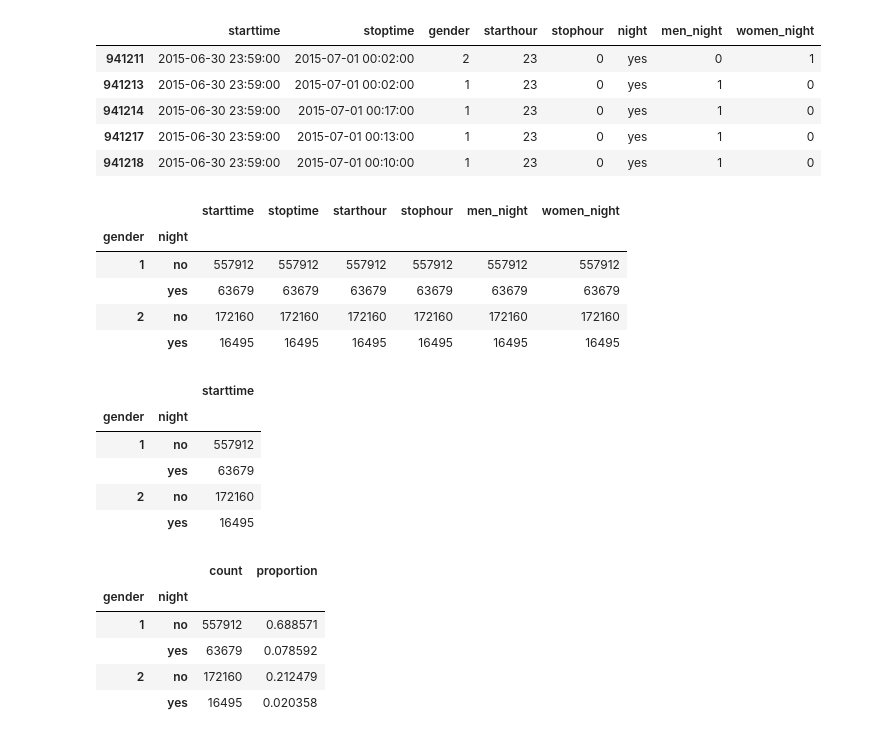
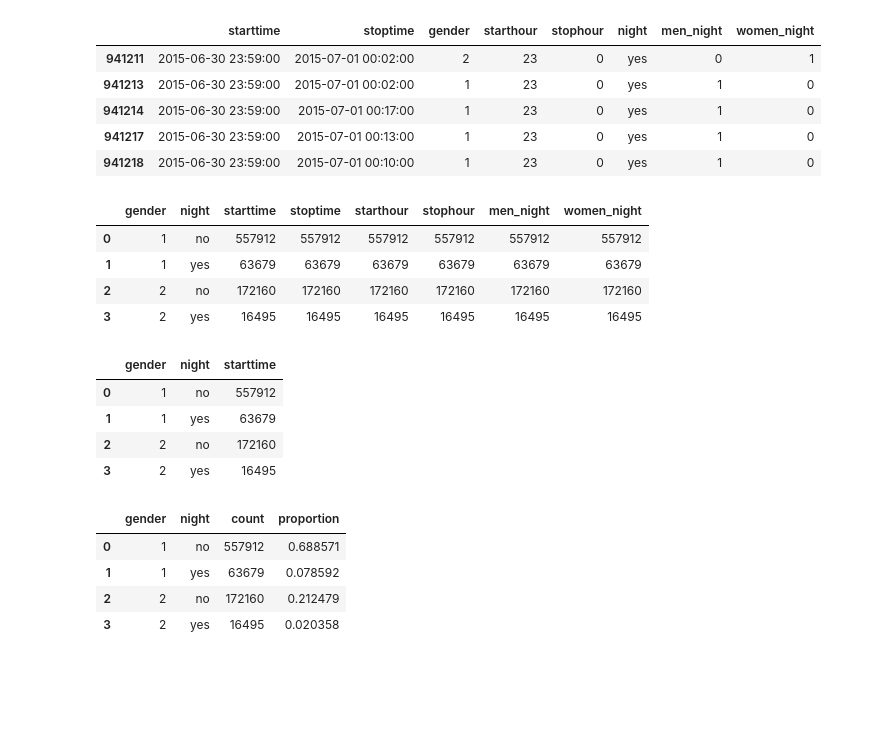
Before and after one commit to RossMacW/PUI2018_ram844, a Jupyter notebook: HW8_ram844/Assignment2.ipynb, the cells around one changed output. Saved outputs shown, nothing was run; the diff lists cells and outputs as text; code cells hidden in the pictures; blank space fills up the shorter version.

```diff
--- a/HW8_ram844/Assignment2.ipynb
+++ b/HW8_ram844/Assignment2.ipynb
@@ -177,25 +177,23 @@ df.tail()
 # %%
 #new dataframe set equal to grouping of by gender and night
 summary = df.groupby(['gender','night']).count()
+summary = summary.reset_index()
 summary
 # %% [output]
-|  |  | starttime | stoptime | starthour | stophour | men_night | women_night |
-| gender | night |  |  |  |  |  |  |
-| 1 | no | 557912 | 557912 | 557912 | 557912 | 557912 | 557912 |
-|  | yes | 63679 | 63679 | 63679 | 63679 | 63679 | 63679 |
-| 2 | no | 172160 | 172160 | 172160 | 172160 | 172160 | 172160 |
-|  | yes | 16495 | 16495 | 16495 | 16495 | 16495 | 16495 |
+|  | gender | night | starttime | stoptime | starthour | stophour | men_night | women_night |
+| 0 | 1 | no | 557912 | 557912 | 557912 | 557912 | 557912 | 557912 |
+| 1 | 1 | yes | 63679 | 63679 | 63679 | 63679 | 63679 | 63679 |
+| 2 | 2 | no | 172160 | 172160 | 172160 | 172160 | 172160 | 172160 |
+| 3 | 2 | yes | 16495 | 16495 | 16495 | 16495 | 16495 | 16495 |
 # %%
 summary.drop(['stoptime','starthour','stophour','men_night','women_night'], axis=1, inplace=True)
-summary['count'].sum())
 summary
 # %% [output]
-|  |  | starttime |
-| gender | night |  |
-| 1 | no | 557912 |
-|  | yes | 63679 |
-| 2 | no | 172160 |
-|  | yes | 16495 |
+|  | gender | night | starttime |
+| 0 | 1 | no | 557912 |
+| 1 | 1 | yes | 63679 |
+| 2 | 2 | no | 172160 |
+| 3 | 2 | yes | 16495 |
 # %%
 #rename column to count
 summary.rename(index=str, columns={"starttime":"count"}, inplace=True)
@@ -203,9 +201,8 @@ summary.rename(index=str, columns={"starttime":"count"}, inplace=True)
 summary = summary.assign(proportion = summary['count']/summary['count'].sum())
 summary
 # %% [output]
-|  |  | count | proportion |
-| gender | night |  |  |
-| 1 | no | 557912 | 0.688571 |
-|  | yes | 63679 | 0.078592 |
-| 2 | no | 172160 | 0.212479 |
-|  | yes | 16495 | 0.020358 |
+|  | gender | night | count | proportion |
+| 0 | 1 | no | 557912 | 0.688571 |
+| 1 | 1 | yes | 63679 | 0.078592 |
+| 2 | 2 | no | 172160 | 0.212479 |
+| 3 | 2 | yes | 16495 | 0.020358 |
```
Also changed, not shown: parts of 10 cells of this notebook.
